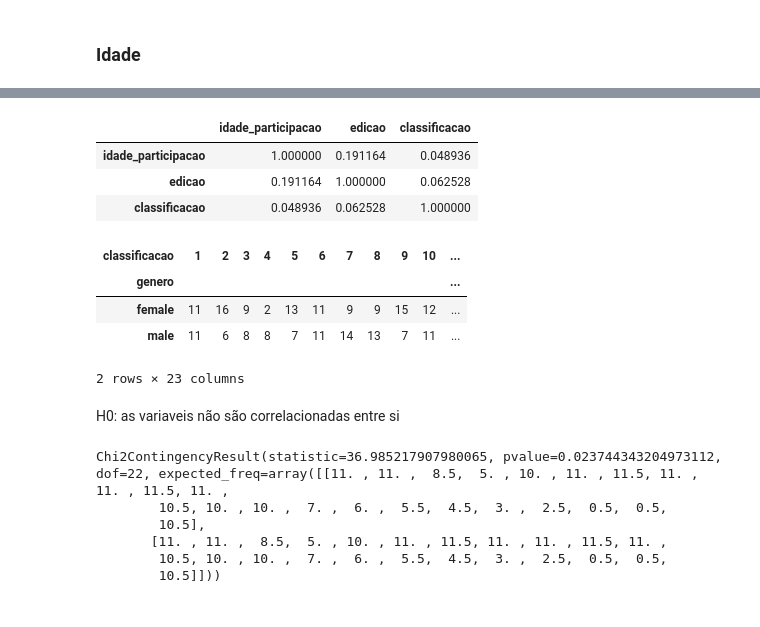
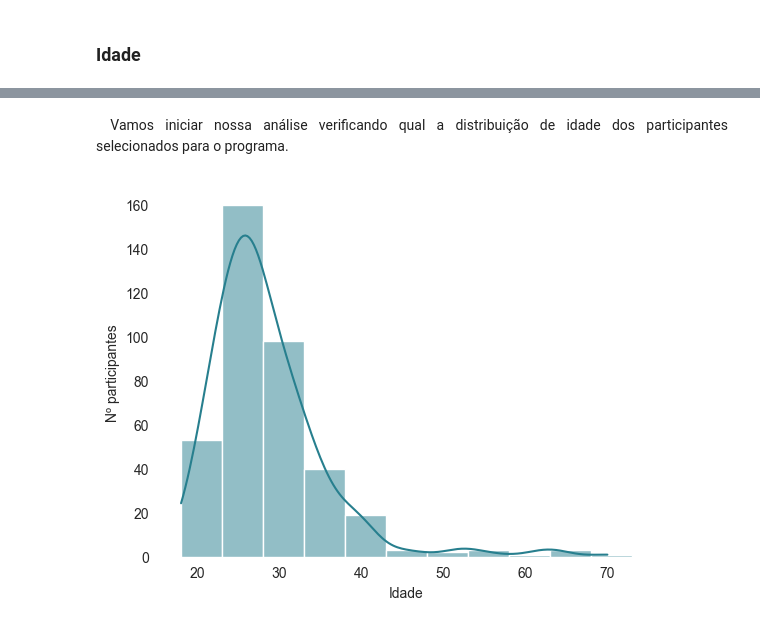
Before and after one commit to souzadecarlos/analise_bbb, a Jupyter notebook: main.ipynb, the cells around one changed output, grey strips where cells are left out. Cells and saved outputs as stored; diff of their text form; code cells hidden in the pictures.

```diff
--- a/main.ipynb
+++ b/main.ipynb
@@ -27,4 +26,5 @@ jupyter: python3
 # %%
+#| echo: False
 import pandas as pd
 import seaborn as sns
 from unidecode import unidecode
@@ -35,3 +35,16 @@ import matplotlib.pyplot as plt
 import geopandas as gpd
 
 data_raw = pd.read_csv("data/dados.csv", sep = ";")
+
+def definir_categorias(df):
+    df['nome'] = df['nome'].astype("string")
+    df['genero'] = df['genero'].astype("category")
+    df['data_nascimento'] = pd.to_datetime(df['data_nascimento'], dayfirst=True)
+    df['ocupacao'] = df['ocupacao'].astype("string")
+    df['municipio'] = df['municipio'].astype("string")
+    df['estado'] = df['estado'].astype("string")
+    df['edicao'] = df['edicao'].astype("category")
+    return df
+
+data = definir_categorias(data_raw)
+data_camp = data.query("classificacao == 1")
@@ -292,30 +99,10 @@ p.bar_label(p.containers[0])
-# %%
-data_raw.corr()
-# %% [output]
-|  | idade_participacao | edicao | classificacao |
-| idade_participacao | 1.000000 | 0.191164 | 0.048936 |
-| edicao | 0.191164 | 1.000000 | 0.062528 |
-| classificacao | 0.048936 | 0.062528 | 1.000000 |
-# %%
-from scipy.stats import chi2_contingency
-
-crosstab = pd.crosstab(index = data_raw['genero'], columns=data_raw['classificacao'])
-crosstab
-# %% [output]
-| classificacao | 1 | 2 | 3 | 4 | 5 | 6 | 7 | 8 | 9 | 10 | ... |
-| genero |  |  |  |  |  |  |  |  |  |  | ... |
-| female | 11 | 16 | 9 | 2 | 13 | 11 | 9 | 9 | 15 | 12 | ... |
-| male | 11 | 6 | 8 | 8 | 7 | 11 | 14 | 13 | 7 | 11 | ... |
-2 rows × 23 columns
-# %% [markdown]
-H0: as variaveis não são correlacionadas entre si
-# %%
-chisqresults = chi2_contingency(crosstab)
-chisqresults
-# %% [output]
-Chi2ContingencyResult(statistic=36.985217907980065, pvalue=0.023744343204973112, dof=22, expected_freq=array([[11. , 11. ,  8.5,  5. , 10. , 11. , 11.5, 11. , 11. , 11.5, 11. ,
-        10.5, 10. , 10. ,  7. ,  6. ,  5.5,  4.5,  3. ,  2.5,  0.5,  0.5,
-        10.5],
-       [11. , 11. ,  8.5,  5. , 10. , 11. , 11.5, 11. , 11. , 11.5, 11. ,
-        10.5, 10. , 10. ,  7. ,  6. ,  5.5,  4.5,  3. ,  2.5,  0.5,  0.5,
-        10.5]]))
+# %% [markdown]
+<div style = "text-align: justify">&emsp;Vamos iniciar nossa análise verificando qual a distribuição de idade dos participantes selecionados para o programa.<div>
+# %%
+#| echo: False
+sns.set_style("white")
+p = sns.histplot(data, x = "idade_participacao", binwidth= 5, kde = True, color = sns.color_palette("viridis")[2])
+p.set(xlabel = "Idade", ylabel = "Nº participantes")
+sns.despine(left = True, bottom = True);
+# %% [output]
+[figure, added]
```
Also changed, not shown: parts of 69 cells of this notebook, 35 other files.
